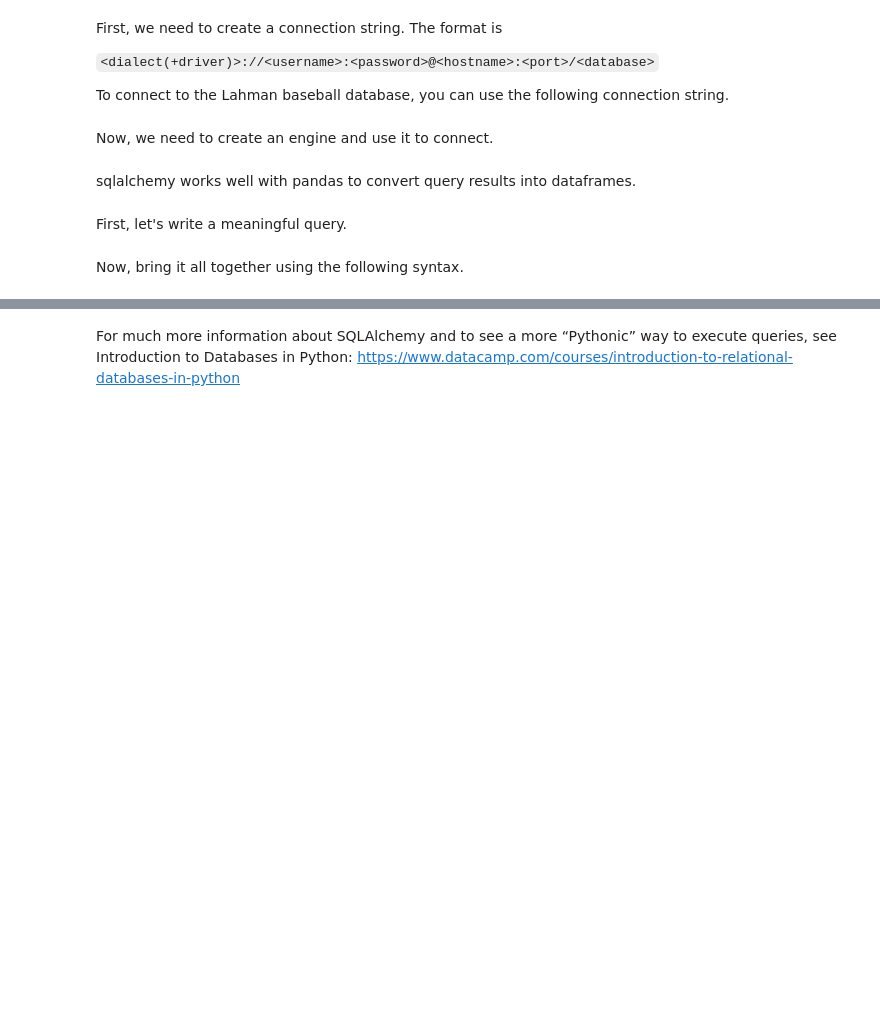
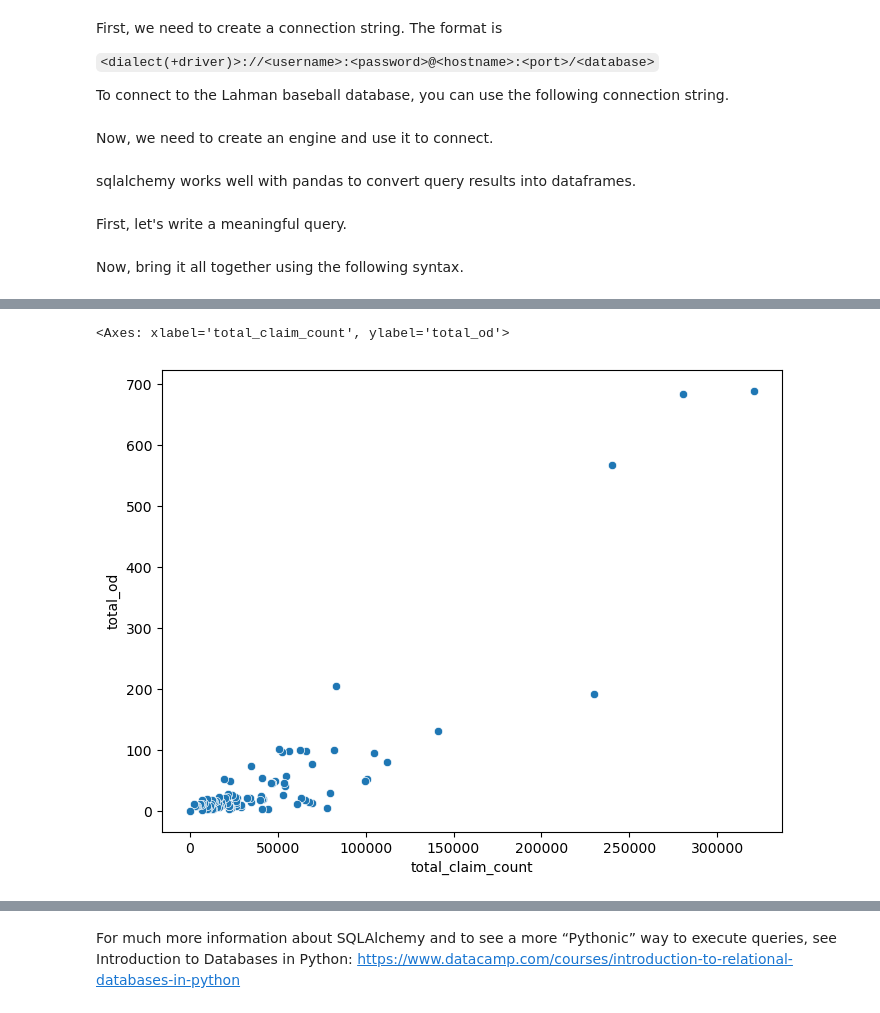
Before and after one commit to NSS-Data-Analytics-Cohort-13/prescribers-python-project-team_scrooged, a Jupyter notebook: notebooks/prescribers.ipynb, the cells around one changed output, grey strips where cells are left out. Drawn from its saved outputs; the diff is of its cells as text; code cells hidden in the pictures; blank space fills up the shorter version.

```diff
--- a/notebooks/prescribers.ipynb
+++ b/notebooks/prescribers.ipynb
@@ -46,7 +57,7 @@ ORDER BY
 Now, bring it all together using the following syntax.
 # %%
 with engine.connect() as connection:
-    people = pd.read_sql(text(query), con = connection)
+    tcc = pd.read_sql(text(county_claim), con = connection)
 
-people.head()
+tcc
 # %% [output]
@@ -56,0 +77,15 @@ LINE 3:     opioid_type,
+# %%
+county_od = '''SELECT	SUM(od.overdose_deaths) AS total_od
+	,	fc.county
+FROM 	overdose_deaths AS od
+INNER JOIN (SELECT 	CAST(fipscounty AS int)
+			,		county
+			FROM fips_county)  AS fc
+	ON fc.fipscounty = od.fipscounty
+GROUP BY fc.county
+ORDER BY total_od DESC'''
+# %%
+with engine.connect() as connection:
+    cod = pd.read_sql(text(county_od), con = connection)
+
+cod
@@ -56,0 +106,10 @@ LINE 3:     opioid_type,
+# %%
+cc_df = pd.DataFrame(tcc)
+co_df = pd.DataFrame(cod)
+
+correspond = pd.merge(cc_df, co_df, on='county')
+plt.figure(figsize=(8, 6))
+sns.scatterplot(data=correspond, x='total_claim_count', y='total_od')
+# %% [output]
+<Axes: xlabel='total_claim_count', ylabel='total_od'>
+[figure, added]
```
Also changed, not shown: parts of 7 cells of this notebook, 1 other file.
